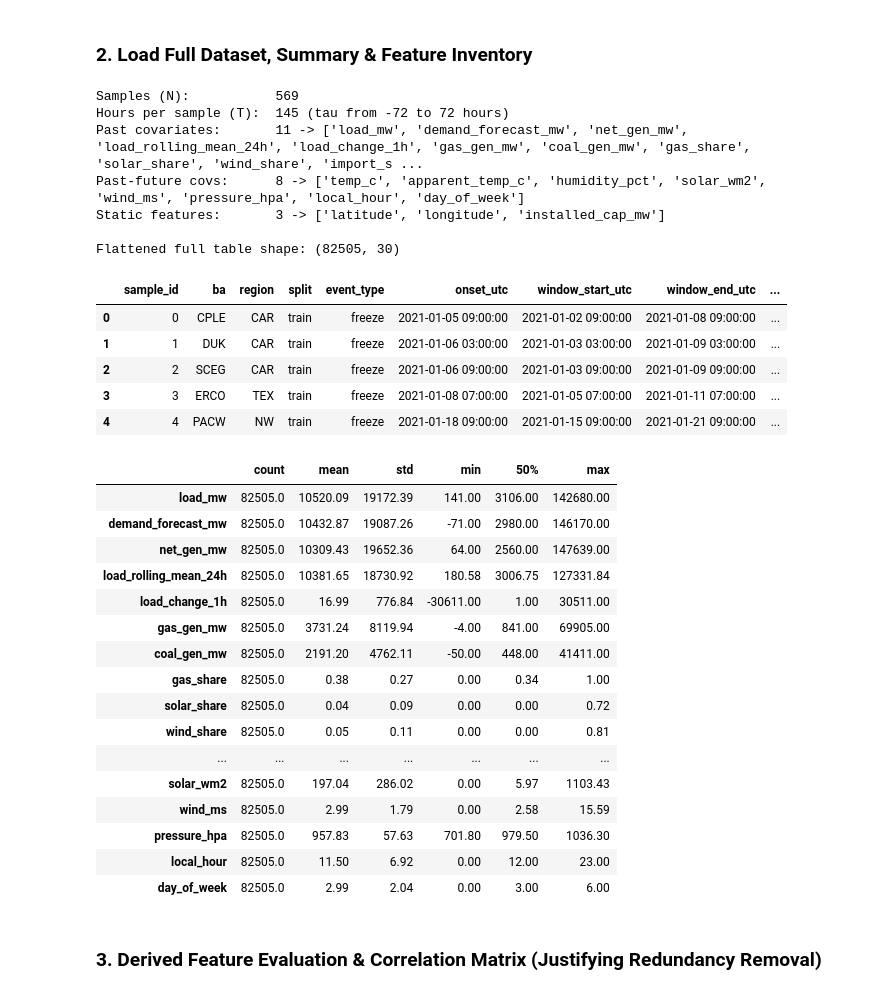
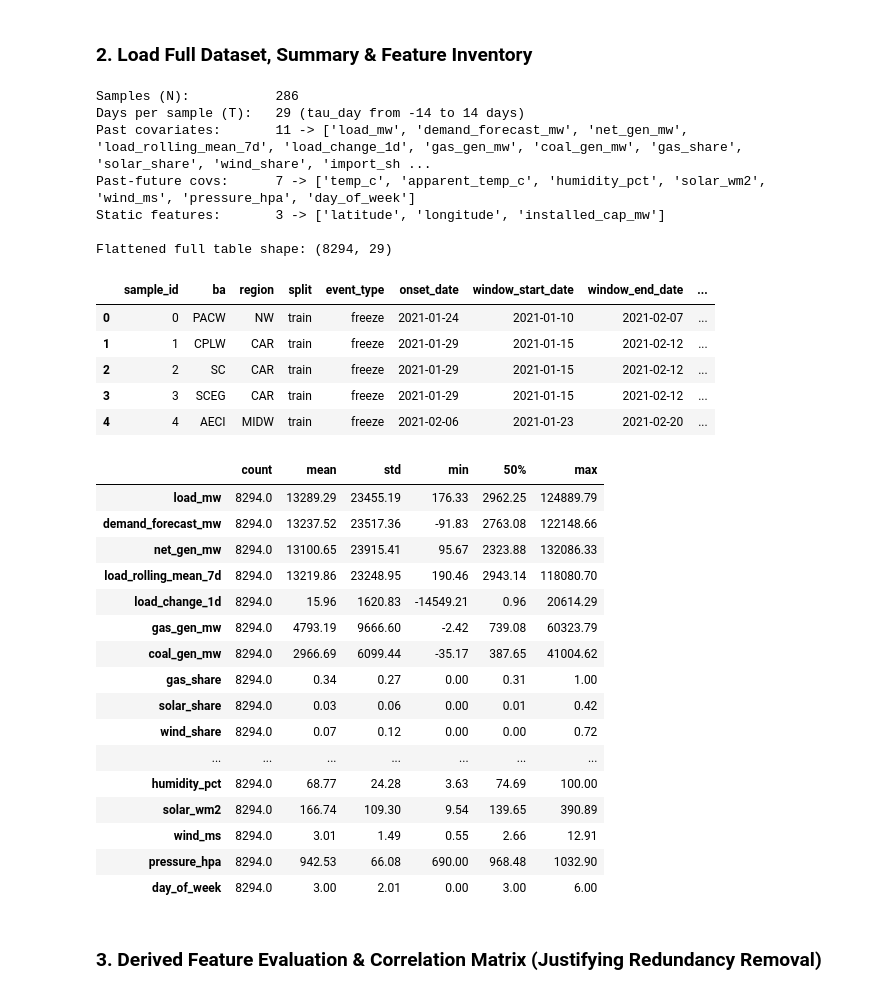
Before and after one commit to Mrun9/rare-event-shocks-benchmark, a Jupyter notebook: 01_power_grid_dataset_and_correlation.ipynb, the cells around one changed output. Drawn from its saved outputs; the diff is of its cells as text; code cells hidden in the pictures.

```diff
--- a/01_power_grid_dataset_and_correlation.ipynb
+++ b/01_power_grid_dataset_and_correlation.ipynb
@@ -26,7 +26,7 @@ pd.set_option('display.width', 140)
 # %% [markdown]
 ### 2. Load Full Dataset, Summary & Feature Inventory
 # %%
-npz_path = 'data/reworked_power_grid_hourly.npz'
+npz_path = 'data/reworked_power_grid_daily.npz'
 meta_path = 'data/reworked_power_grid_metadata.csv'
 
 data = np.load(npz_path, allow_pickle=True)
@@ -36,71 +36,71 @@ past_names = [str(x) for x in data['past_feature_names']]
 pf_names = [str(x) for x in data['past_future_feature_names']]
 static_names = [str(x) for x in data['static_feature_names']]
 tau_steps = data['tau_steps']
-ts_grid = data['timestamps_utc']
+date_grid = data['dates']
 
 print(f'Samples (N):           {len(meta)}')
-print(f'Hours per sample (T):  {len(tau_steps)} (tau from {tau_steps[0]} to {tau_steps[-1]} hours)')
+print(f'Days per sample (T):   {len(tau_steps)} (tau_day from {tau_steps[0]} to {tau_steps[-1]} days)')
 print(f'Past covariates:       {len(past_names)} -> {past_names}')
 print(f'Past-future covs:      {len(pf_names)} -> {pf_names}')
 print(f'Static features:       {len(static_names)} -> {static_names}')
 
 X_past = data['past_covariates']
 X_pf = data['past_future_covariates']
 X_static = data['static_features']
 N, T, _ = X_past.shape
 
 full_dict = {
     'sample_id': np.repeat(meta['sample_id'].values, T),
     'ba': np.repeat(meta['ba'].values, T),
     'region': np.repeat(meta['region'].values, T),
     'split': np.repeat(meta['split'].values, T),
     'event_type': np.repeat(meta['event_type'].values, T),
-    'onset_utc': np.repeat(meta['onset_utc'].values, T),
-    'timestamp_utc': ts_grid.reshape(-1),
-    'tau_hour': np.tile(tau_steps, N),
+    'onset_date': np.repeat(meta['onset_date'].values, T),
+    'date': date_grid.reshape(-1),
+    'tau_day': np.tile(tau_steps, N),
 }
 for i, col in enumerate(static_names):
     full_dict[col] = np.repeat(X_static[:, i], T)
 for i, col in enumerate(past_names):
     full_dict[col] = X_past[:, :, i].reshape(-1)
 for i, col in enumerate(pf_names):
     full_dict[col] = X_pf[:, :, i].reshape(-1)
 
 full_df = pd.DataFrame(full_dict)
 print(f'\nFlattened full table shape: {full_df.shape}')
 display(meta.head())
 display(full_df[past_names + pf_names].describe().T[['count', 'mean', 'std', 'min', '50%', 'max']].round(2))
 # %% [output]
-Samples (N):           569
-Hours per sample (T):  145 (tau from -72 to 72 hours)
-Past covariates:       11 -> ['load_mw', 'demand_forecast_mw', 'net_gen_mw', 'load_rolling_mean_24h', 'load_change_1h', 'gas_gen_mw', 'coal_gen_mw', 'gas_share', 'solar_share', 'wind_share', 'import_s ...
-Past-future covs:      8 -> ['temp_c', 'apparent_temp_c', 'humidity_pct', 'solar_wm2', 'wind_ms', 'pressure_hpa', 'local_hour', 'day_of_week']
+Samples (N):           286
+Days per sample (T):   29 (tau_day from -14 to 14 days)
+Past covariates:       11 -> ['load_mw', 'demand_forecast_mw', 'net_gen_mw', 'load_rolling_mean_7d', 'load_change_1d', 'gas_gen_mw', 'coal_gen_mw', 'gas_share', 'solar_share', 'wind_share', 'import_sh ...
+Past-future covs:      7 -> ['temp_c', 'apparent_temp_c', 'humidity_pct', 'solar_wm2', 'wind_ms', 'pressure_hpa', 'day_of_week']
 Static features:       3 -> ['latitude', 'longitude', 'installed_cap_mw']
 
-Flattened full table shape: (82505, 30)
+Flattened full table shape: (8294, 29)
-|  | sample_id | ba | region | split | event_type | onset_utc | window_start_utc | window_end_utc | ... |
-| 0 | 0 | CPLE | CAR | train | freeze | 2021-01-05 09:00:00 | 2021-01-02 09:00:00 | 2021-01-08 09:00:00 | ... |
-| 1 | 1 | DUK | CAR | train | freeze | 2021-01-06 03:00:00 | 2021-01-03 03:00:00 | 2021-01-09 03:00:00 | ... |
-| 2 | 2 | SCEG | CAR | train | freeze | 2021-01-06 09:00:00 | 2021-01-03 09:00:00 | 2021-01-09 09:00:00 | ... |
-| 3 | 3 | ERCO | TEX | train | freeze | 2021-01-08 07:00:00 | 2021-01-05 07:00:00 | 2021-01-11 07:00:00 | ... |
-| 4 | 4 | PACW | NW | train | freeze | 2021-01-18 09:00:00 | 2021-01-15 09:00:00 | 2021-01-21 09:00:00 | ... |
+|  | sample_id | ba | region | split | event_type | onset_date | window_start_date | window_end_date | ... |
+| 0 | 0 | PACW | NW | train | freeze | 2021-01-24 | 2021-01-10 | 2021-02-07 | ... |
+| 1 | 1 | CPLW | CAR | train | freeze | 2021-01-29 | 2021-01-15 | 2021-02-12 | ... |
+| 2 | 2 | SC | CAR | train | freeze | 2021-01-29 | 2021-01-15 | 2021-02-12 | ... |
+| 3 | 3 | SCEG | CAR | train | freeze | 2021-01-29 | 2021-01-15 | 2021-02-12 | ... |
+| 4 | 4 | AECI | MIDW | train | freeze | 2021-02-06 | 2021-01-23 | 2021-02-20 | ... |
 |  | count | mean | std | min | 50% | max |
-| load_mw | 82505.0 | 10520.09 | 19172.39 | 141.00 | 3106.00 | 142680.00 |
-| demand_forecast_mw | 82505.0 | 10432.87 | 19087.26 | -71.00 | 2980.00 | 146170.00 |
-| net_gen_mw | 82505.0 | 10309.43 | 19652.36 | 64.00 | 2560.00 | 147639.00 |
-| load_rolling_mean_24h | 82505.0 | 10381.65 | 18730.92 | 180.58 | 3006.75 | 127331.84 |
-| load_change_1h | 82505.0 | 16.99 | 776.84 | -30611.00 | 1.00 | 30511.00 |
-| gas_gen_mw | 82505.0 | 3731.24 | 8119.94 | -4.00 | 841.00 | 69905.00 |
-| coal_gen_mw | 82505.0 | 2191.20 | 4762.11 | -50.00 | 448.00 | 41411.00 |
-| gas_share | 82505.0 | 0.38 | 0.27 | 0.00 | 0.34 | 1.00 |
-| solar_share | 82505.0 | 0.04 | 0.09 | 0.00 | 0.00 | 0.72 |
-| wind_share | 82505.0 | 0.05 | 0.11 | 0.00 | 0.00 | 0.81 |
+| load_mw | 8294.0 | 13289.29 | 23455.19 | 176.33 | 2962.25 | 124889.79 |
+| demand_forecast_mw | 8294.0 | 13237.52 | 23517.36 | -91.83 | 2763.08 | 122148.66 |
+| net_gen_mw | 8294.0 | 13100.65 | 23915.41 | 95.67 | 2323.88 | 132086.33 |
+| load_rolling_mean_7d | 8294.0 | 13219.86 | 23248.95 | 190.46 | 2943.14 | 118080.70 |
+| load_change_1d | 8294.0 | 15.96 | 1620.83 | -14549.21 | 0.96 | 20614.29 |
+| gas_gen_mw | 8294.0 | 4793.19 | 9666.60 | -2.42 | 739.08 | 60323.79 |
+| coal_gen_mw | 8294.0 | 2966.69 | 6099.44 | -35.17 | 387.65 | 41004.62 |
+| gas_share | 8294.0 | 0.34 | 0.27 | 0.00 | 0.31 | 1.00 |
+| solar_share | 8294.0 | 0.03 | 0.06 | 0.00 | 0.01 | 0.42 |
+| wind_share | 8294.0 | 0.07 | 0.12 | 0.00 | 0.00 | 0.72 |
 | ... | ... | ... | ... | ... | ... | ... |
-| solar_wm2 | 82505.0 | 197.04 | 286.02 | 0.00 | 5.97 | 1103.43 |
-| wind_ms | 82505.0 | 2.99 | 1.79 | 0.00 | 2.58 | 15.59 |
-| pressure_hpa | 82505.0 | 957.83 | 57.63 | 701.80 | 979.50 | 1036.30 |
-| local_hour | 82505.0 | 11.50 | 6.92 | 0.00 | 12.00 | 23.00 |
-| day_of_week | 82505.0 | 2.99 | 2.04 | 0.00 | 3.00 | 6.00 |
+| humidity_pct | 8294.0 | 68.77 | 24.28 | 3.63 | 74.69 | 100.00 |
+| solar_wm2 | 8294.0 | 166.74 | 109.30 | 9.54 | 139.65 | 390.89 |
+| wind_ms | 8294.0 | 3.01 | 1.49 | 0.55 | 2.66 | 12.91 |
+| pressure_hpa | 8294.0 | 942.53 | 66.08 | 690.00 | 968.48 | 1032.90 |
+| day_of_week | 8294.0 | 3.00 | 2.01 | 0.00 | 3.00 | 6.00 |
 # %% [markdown]
 ### 3. Derived Feature Evaluation & Correlation Matrix (Justifying Redundancy Removal)
 # %%
```
Also changed, not shown: parts of 7 cells of this notebook, 13 other files.
